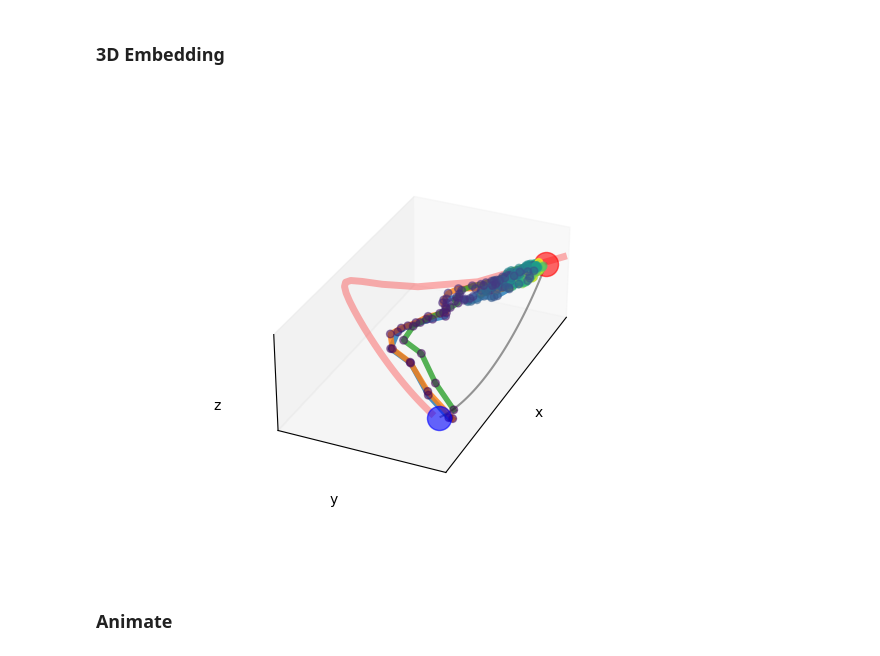
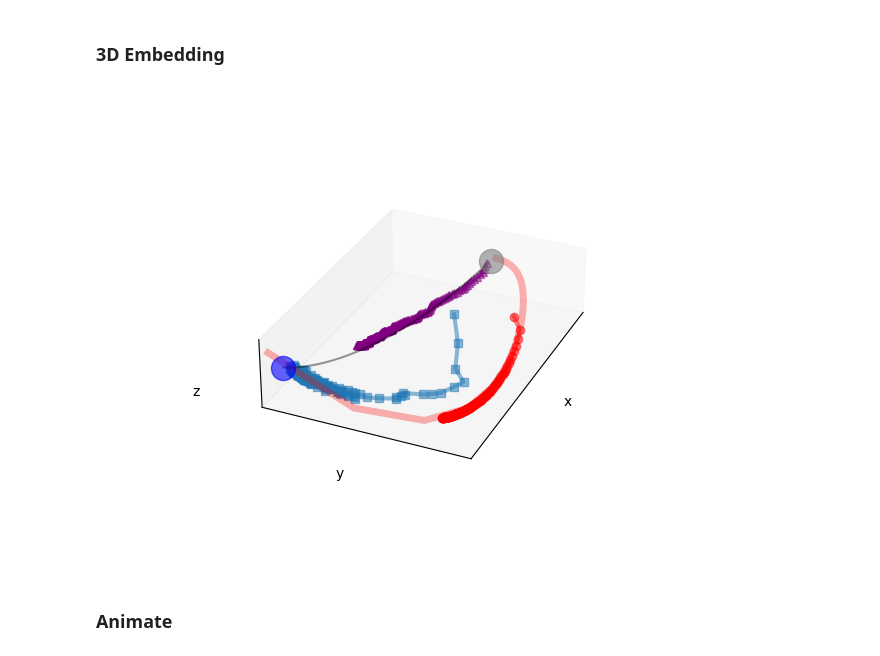
Before and after one commit to AntonioLiu97/LLMICL_inPCA, a Jupyter notebook: inPCA/inPCA_multi_traj.ipynb, the cells around one changed output. Saved outputs shown, nothing was run; the diff lists cells and outputs as text; code cells hidden in the pictures.

```diff
--- a/inPCA/inPCA_multi_traj.ipynb
+++ b/inPCA/inPCA_multi_traj.ipynb
@@ -562,6 +580,9 @@ plt.grid(True, which="both", ls="-", alpha=0.2)
 ### 3D Embedding
 # %%
 interactive = 1
+dim1 = 0
+dim2 = 1
+dim3 = 2
 
 time_cutoff = -geodesic_steps
 interval = 1
@@ -591,18 +612,22 @@ def plotter_with_initial_angle(angle, save_path = None):
 
     for i in range(num_trajs):
         # learning trajectories
-        ax.scatter3D(U_rescaled[i*traj_len:(i+1)*traj_len:interval,0], U_rescaled[i*traj_len:(i+1)*traj_len:interval,1], U_rescaled[i*traj_len:(i+1)*traj_len:interval,2], c=range(int(traj_len/interval)), s = 30, alpha = 0.5)
-        ax.plot(U_rescaled[i*traj_len:(i+1)*traj_len:interval,0], U_rescaled[i*traj_len:(i+1)*traj_len:interval,1], U_rescaled[i*traj_len:(i+1)*traj_len:interval,2], alpha = 0.8, lw = 4, c = color_list[i])
+        # ax.scatter3D(U_rescaled[i*traj_len:(i+1)*traj_len:interval,0], U_rescaled[i*traj_len:(i+1)*traj_len:interval,1], U_rescaled[i*traj_len:(i+1)*traj_len:interval,2], c=range(int(traj_len/interval)), s = 30, alpha = 0.5)
+        # ax.plot(U_rescaled[i*traj_len:(i+1)*traj_len:interval,0], U_rescaled[i*traj_len:(i+1)*traj_len:interval,1], U_rescaled[i*traj_len:(i+1)*traj_len:interval,2], alpha = 0.8, lw = 4, c = color_list[i])
+        ax.plot(U_rescaled[i*traj_len:(i+1)*traj_len:interval,dim1], U_rescaled[i*traj_len:(i+1)*traj_len:interval,dim2], U_rescaled[i*traj_len:(i+1)*traj_len:interval,dim3], alpha = 0.5, lw=3,
+        label = traj_names[i],
+        c = color_list[i],
+        marker = marker_list[i])
 
     # ignorance is the shared
     ign_index = num_trajs * traj_len
-    ax.scatter3D(U_rescaled[ign_index,0], U_rescaled[ign_index,1], U_rescaled[ign_index,2], c='blue', s = 300, alpha = 0.6)
+    ax.scatter3D(U_rescaled[ign_index,0], U_rescaled[ign_index,1], U_rescaled[ign_index,2], c='gray', s = 300, alpha = 0.6)
 
     for i in range(num_geodesics-submanifold):
         # geodesics
         start = ign_index+i*(geodesic_steps-1)+1
         end = ign_index+(i+1)*(geodesic_steps-1)+1
-        ax.scatter3D(U_rescaled[end-1,0], U_rescaled[end-1,1], U_rescaled[end-1,2], c='red', s = 300, alpha = 0.6)
+        ax.scatter3D(U_rescaled[end-1,0], U_rescaled[end-1,1], U_rescaled[end-1,2], c='blue', s = 300, alpha = 0.6)
         if geodesic:
             ax.plot(U_rescaled[start : end,0],
                     U_rescaled[start : end,1],
@@ -632,34 +657,34 @@ def plotter_with_initial_angle(angle, save_path = None):
     ax.set_ylim(y_min, y_max)
     ax.set_zlim(z_min, z_max)
 
     if shadows:
         for zdir, zs, idx_tuple in zip(['x','y','z'],[x_min, y_max, z_min],[(1,2),(0,2),(0,1)]):
             for i in range(len(PDF_list_multi_traj)):
                 ax.scatter(U_rescaled[i*traj_len:(i+1)*traj_len:interval,idx_tuple[0]], U_rescaled[i*traj_len:(i+1)*traj_len:interval,idx_tuple[1]], c=range(int(traj_len/interval)), alpha = shadow_alpha, zs=zs, zdir=zdir)
 
 
     ax.set_xticks([])
     ax.set_yticks([])
     ax.set_zticks([])
 
     ax.set_xlabel('x')
     ax.set_ylabel('y')
     ax.set_zlabel('z')
     ax.view_init(elev=30, azim=angle)
     # plt.title(f"fraction of explained variance {explained_var[2]/total_var*100:.0f}%")
     # plt.axis('equal')
     ax.set_aspect('equal')
     if save_path is None:
         plt.show()
     else:
         plt.savefig(save_path)
         filenames.append(save_path)
         plt.close(fig)  # Save the plot without displaying it
 
 
 plotter_with_initial_angle(angle = 24)
 # %% [output]
-[figure, old version]
+[figure, new version]
 # %% [markdown]
 ### Animate
 # %%
```
Also changed, not shown: parts of 11 cells of this notebook, 14 other files.
